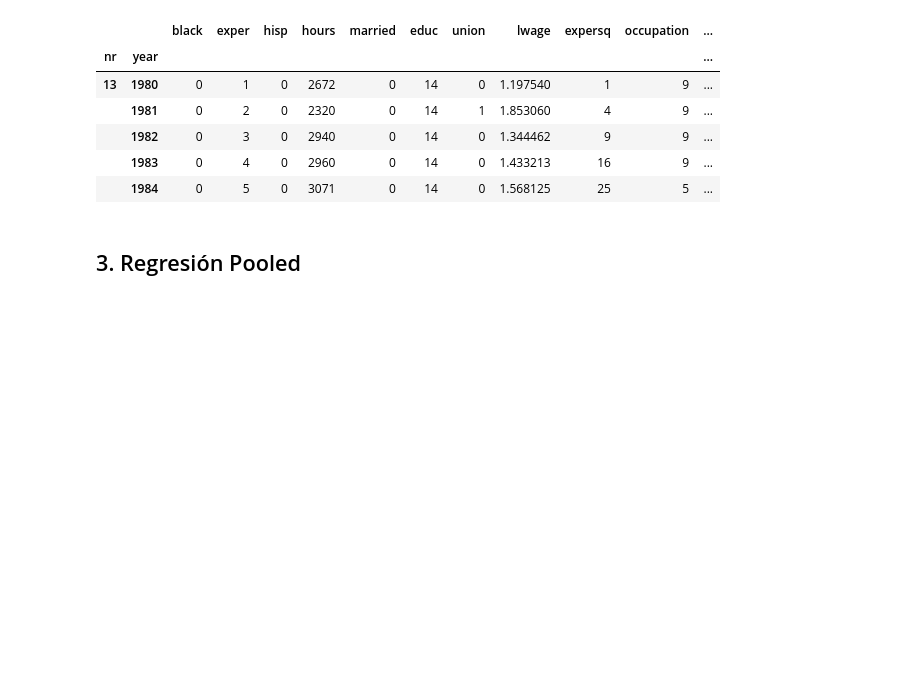
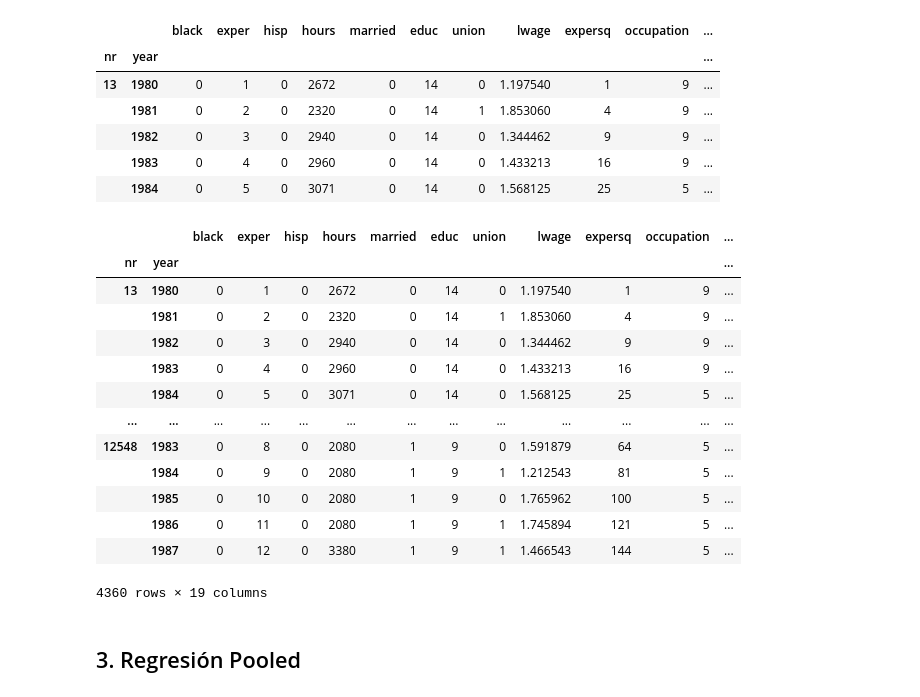
Before and after one commit to benjov/Econometria-II-2023, a Jupyter notebook: Clase_04_PanelData/Panel Data Grunfeld Investment.ipynb, the cells around one changed output. Cells and saved outputs as stored; diff of their text form; code cells hidden in the pictures; blank space fills up the shorter version.

```diff
--- a/Clase_04_PanelData/Panel Data Grunfeld Investment.ipynb
+++ b/Clase_04_PanelData/Panel Data Grunfeld Investment.ipynb
@@ -84,6 +84,24 @@ wage_df.head()
 # %%
 # Agregamos columnas de dummies de Year (opción 2):
 wage_df = pd.concat( [ wage_df , pd.get_dummies(wage_df['year']) ], axis=1)
+# %%
+# Show data:
+wage_df
+# %% [output]
+|  |  | black | exper | hisp | hours | married | educ | union | lwage | expersq | occupation | ... |
+| nr | year |  |  |  |  |  |  |  |  |  |  | ... |
+| 13 | 1980 | 0 | 1 | 0 | 2672 | 0 | 14 | 0 | 1.197540 | 1 | 9 | ... |
+|  | 1981 | 0 | 2 | 0 | 2320 | 0 | 14 | 1 | 1.853060 | 4 | 9 | ... |
+|  | 1982 | 0 | 3 | 0 | 2940 | 0 | 14 | 0 | 1.344462 | 9 | 9 | ... |
+|  | 1983 | 0 | 4 | 0 | 2960 | 0 | 14 | 0 | 1.433213 | 16 | 9 | ... |
+|  | 1984 | 0 | 5 | 0 | 3071 | 0 | 14 | 0 | 1.568125 | 25 | 5 | ... |
+| ... | ... | ... | ... | ... | ... | ... | ... | ... | ... | ... | ... | ... |
+| 12548 | 1983 | 0 | 8 | 0 | 2080 | 1 | 9 | 0 | 1.591879 | 64 | 5 | ... |
+|  | 1984 | 0 | 9 | 0 | 2080 | 1 | 9 | 1 | 1.212543 | 81 | 5 | ... |
+|  | 1985 | 0 | 10 | 0 | 2080 | 1 | 9 | 0 | 1.765962 | 100 | 5 | ... |
+|  | 1986 | 0 | 11 | 0 | 2080 | 1 | 9 | 1 | 1.745894 | 121 | 5 | ... |
+|  | 1987 | 0 | 12 | 0 | 3380 | 1 | 9 | 1 | 1.466543 | 144 | 5 | ... |
+4360 rows × 19 columns
 # %% [markdown]
 ## 3. Regresión Pooled
 # %%
```
Also changed, not shown: parts of 5 cells of this notebook.
